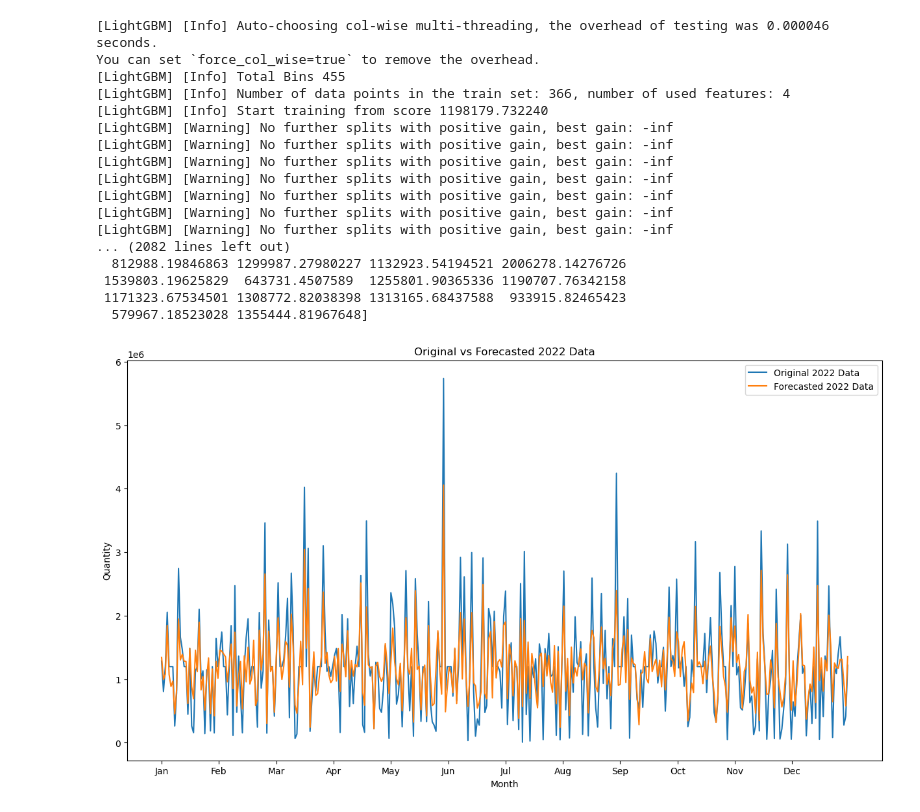
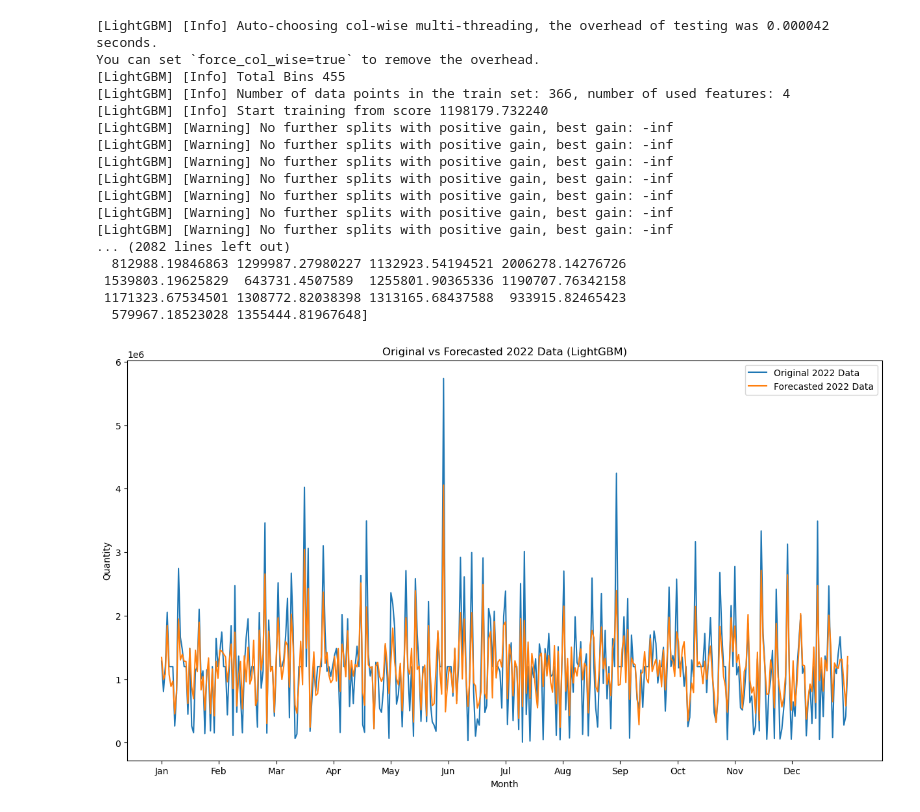
Before and after one commit to NATPAC-Internship/Alosh, a Jupyter notebook: Code/LightGBM/light_for_2022.ipynb, the cells around one changed output. Cells and saved outputs as stored; diff of their text form; code cells hidden in the pictures.

```diff
--- a/Code/LightGBM/light_for_2022.ipynb
+++ b/Code/LightGBM/light_for_2022.ipynb
@@ -3,7 +3,7 @@ import lightgbm as lgb
 import numpy as np
 import pandas as pd
 
-df = pd.read_csv(r"D:\NATPAC\Datasets\combined.csv")
+df = pd.read_csv(r"D:\NATPAC-Alosh\Datasets\combined.csv")
 df.drop(df.columns[0], axis=1, inplace=True)
 
 X = df.iloc[:, :-1].values
@@ -26,7 +26,7 @@ forecast_2022 = model.predict(X)
 print("Forecasted values for 2022:")
 print(forecast_2022)
 # %% [output]
-[LightGBM] [Info] Auto-choosing col-wise multi-threading, the overhead of testing was 0.000046 seconds.
+[LightGBM] [Info] Auto-choosing col-wise multi-threading, the overhead of testing was 0.000042 seconds.
 You can set `force_col_wise=true` to remove the overhead.
 [LightGBM] [Info] Total Bins 455
 [LightGBM] [Info] Number of data points in the train set: 366, number of used features: 4
@@ -46,16 +46,16 @@ You can set `force_col_wise=true` to remove the overhead.
 # %%
 import matplotlib.pyplot as plt
 months = ['Jan', 'Feb', 'Mar', 'Apr', 'May', 'Jun', 'Jul', 'Aug', 'Sep', 'Oct', 'Nov', 'Dec']
 month_ticks = np.arange(0, 366, 30.5)
 days = range(366)
 plt.figure(figsize=(15, 8))
 plt.plot(y, label='Original 2022 Data')
 plt.plot(forecast_2022, label='Forecasted 2022 Data')
 plt.xlabel('Month')
 plt.ylabel('Quantity')
-plt.title('Original vs Forecasted 2022 Data')
+plt.title('Original vs Forecasted 2022 Data (LightGBM)')
 plt.xticks(month_ticks, months)
 plt.legend()
 plt.show()
 # %% [output]
-[figure, old version]
+[figure, new version]
```
Also changed, not shown: 1 other file.
